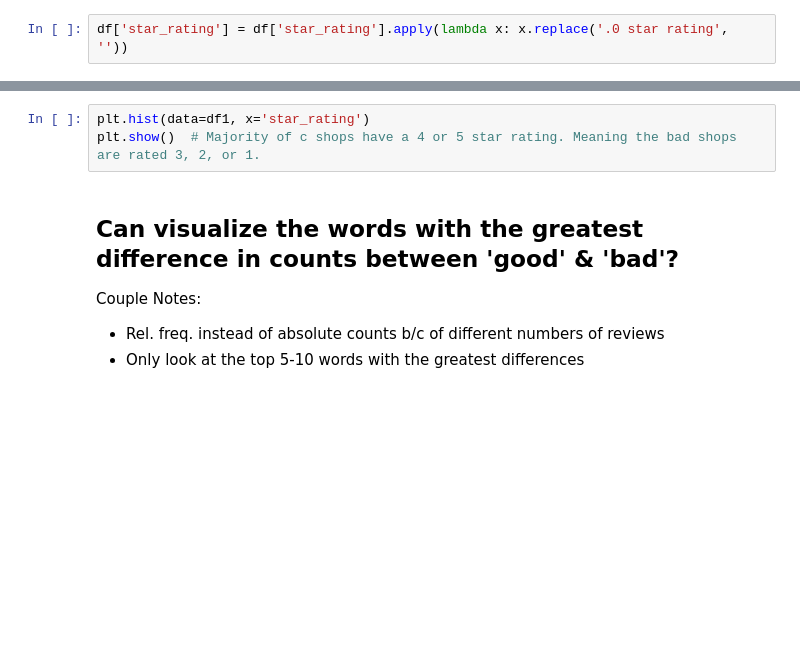
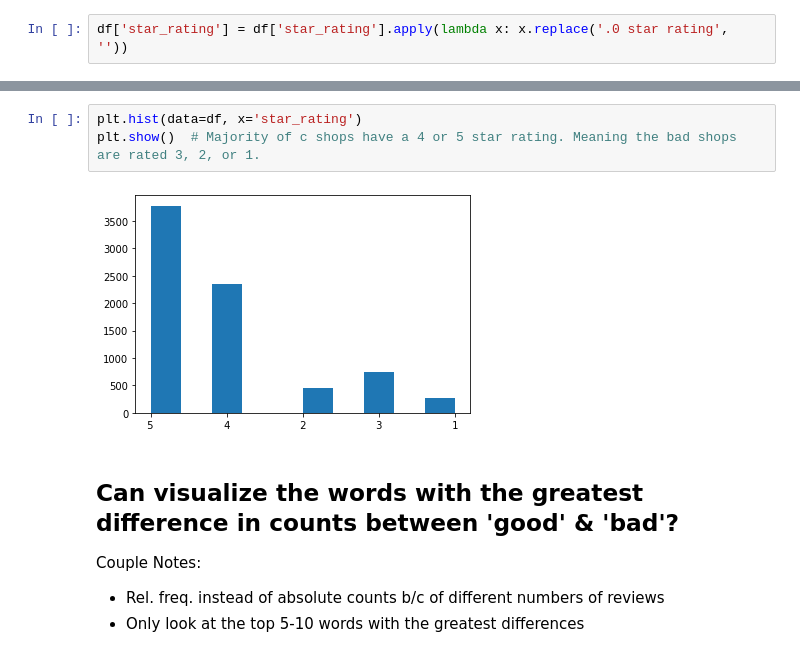
Before and after one commit to AndrewSLowe/DS-Unit-4-Sprint-1-NLP, a Jupyter notebook: module1-text-data/LS_DS_411_Text_Data_Assignment.ipynb, the cells around one changed output, grey strips where cells are left out. Drawn from its saved outputs; the diff is of its cells as text; blank space fills up the shorter version.

```diff
--- a/module1-text-data/LS_DS_411_Text_Data_Assignment.ipynb
+++ b/module1-text-data/LS_DS_411_Text_Data_Assignment.ipynb
@@ -331,6 +354,8 @@ df.head()
 # %%
-plt.hist(data=df1, x='star_rating')
+plt.hist(data=df, x='star_rating')
 plt.show()  # Majority of c shops have a 4 or 5 star rating. Meaning the bad shops are rated 3, 2, or 1.
+# %% [output]
+[figure, added]
 # %% [markdown]
 ## Can visualize the words with the greatest difference in counts between 'good' & 'bad'?
 
```
Also changed, not shown: parts of 9 cells of this notebook, 3 other files.
